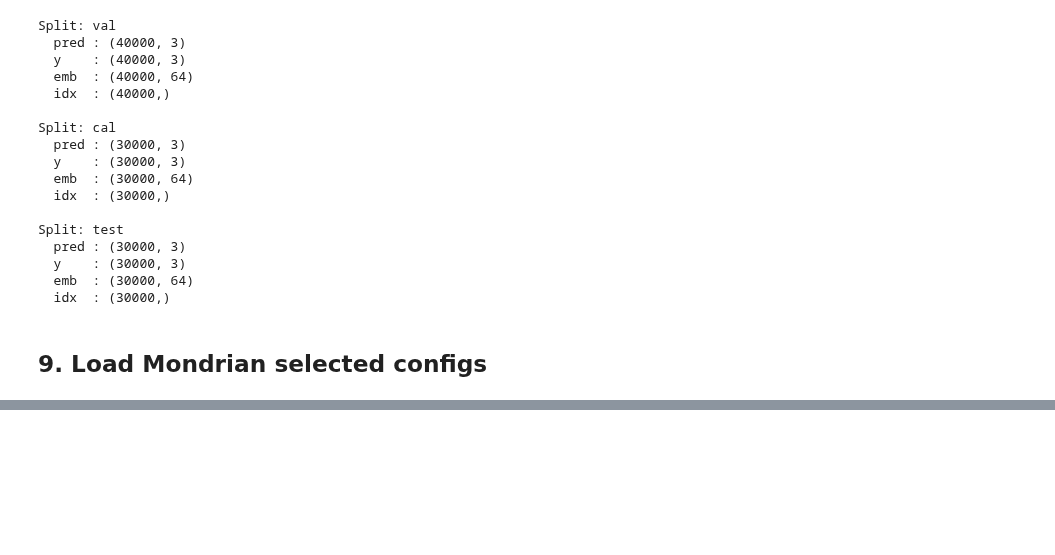
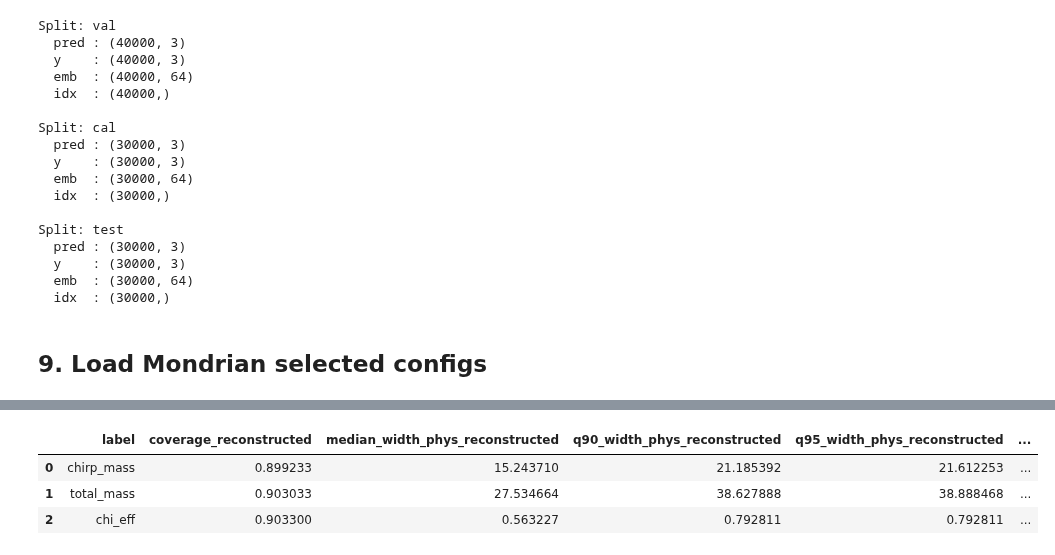
Before and after one commit to victorsh13/Gravitational-Waves-Lab, a Jupyter notebook: cbc_pe/notebooks/05_real_event_inference_m08_sanity.ipynb, the cells around one changed output, grey strips where cells are left out. Cells and saved outputs as stored; diff of their text form; code cells hidden in the pictures; blank space fills up the shorter version.

```diff
--- a/cbc_pe/notebooks/05_real_event_inference_m08_sanity.ipynb
+++ b/cbc_pe/notebooks/05_real_event_inference_m08_sanity.ipynb
@@ -509,0 +1078,30 @@ print("Selected Mondrian policy:", MONDRIAN_POLICY)
+# %%
+comparison_df = (
+    validation_df
+    .merge(
+        selected_policy_df[
+            ["label", "coverage", "median_width_phys", "q90_width_phys", "q95_width_phys"]
+        ],
+        on="label",
+        how="left"
+    )
+)
+
+comparison_df["delta_coverage"] = (
+    comparison_df["coverage_reconstructed"] - comparison_df["coverage"]
+)
+
+comparison_df["delta_median_width_phys"] = (
+    comparison_df["median_width_phys_reconstructed"] - comparison_df["median_width_phys"]
+)
+
+comparison_df["rel_delta_median_width"] = (
+    comparison_df["delta_median_width_phys"] / comparison_df["median_width_phys"]
+)
+
+display(comparison_df)
+# %% [output]
+|  | label | coverage_reconstructed | median_width_phys_reconstructed | q90_width_phys_reconstructed | q95_width_phys_reconstructed | ... |
+| 0 | chirp_mass | 0.899233 | 15.243710 | 21.185392 | 21.612253 | ... |
+| 1 | total_mass | 0.903033 | 27.534664 | 38.627888 | 38.888468 | ... |
+| 2 | chi_eff | 0.903300 | 0.563227 | 0.792811 | 0.792811 | ... |
```
Also changed, not shown: parts of 28 cells of this notebook.
